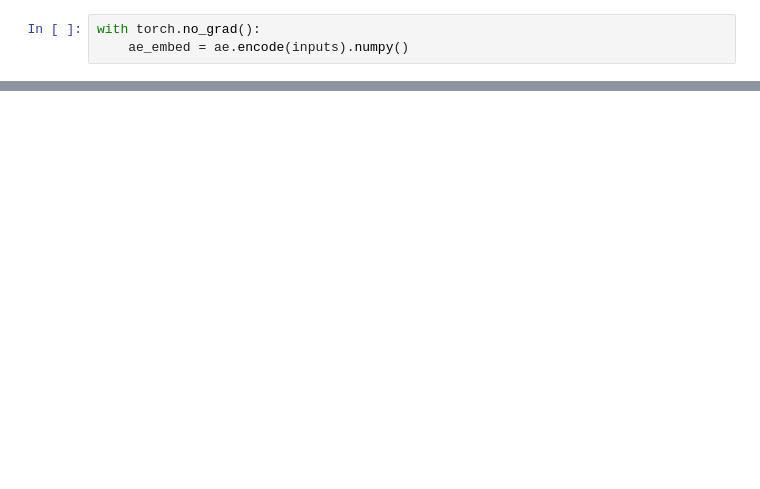
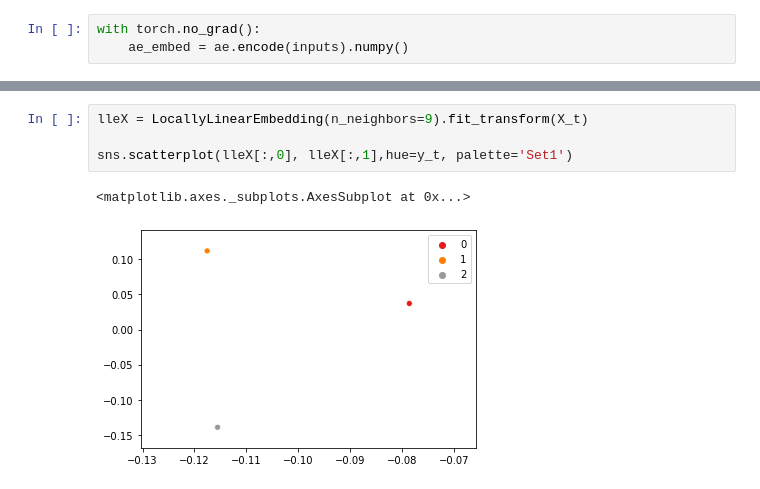
Before and after one commit to mahdiou-diallo/Projet_Red_Dim, a Jupyter notebook: notebook.ipynb, the cells around one changed output, grey strips where cells are left out. Drawn from its saved outputs; the diff is of its cells as text; blank space fills up the shorter version.

```diff
--- a/notebook.ipynb
+++ b/notebook.ipynb
@@ -118,0 +180,7 @@ for ax, (redname, redvals) in zip(axs.flat, dimred):
+# %%
+lleX = LocallyLinearEmbedding(n_neighbors=9).fit_transform(X_t)
+
+sns.scatterplot(lleX[:,0], lleX[:,1],hue=y_t, palette='Set1')
+# %% [output]
+<matplotlib.axes._subplots.AxesSubplot at 0x...>
+[figure, added]
```
Also changed, not shown: parts of 48 cells of this notebook, 1 other file.
